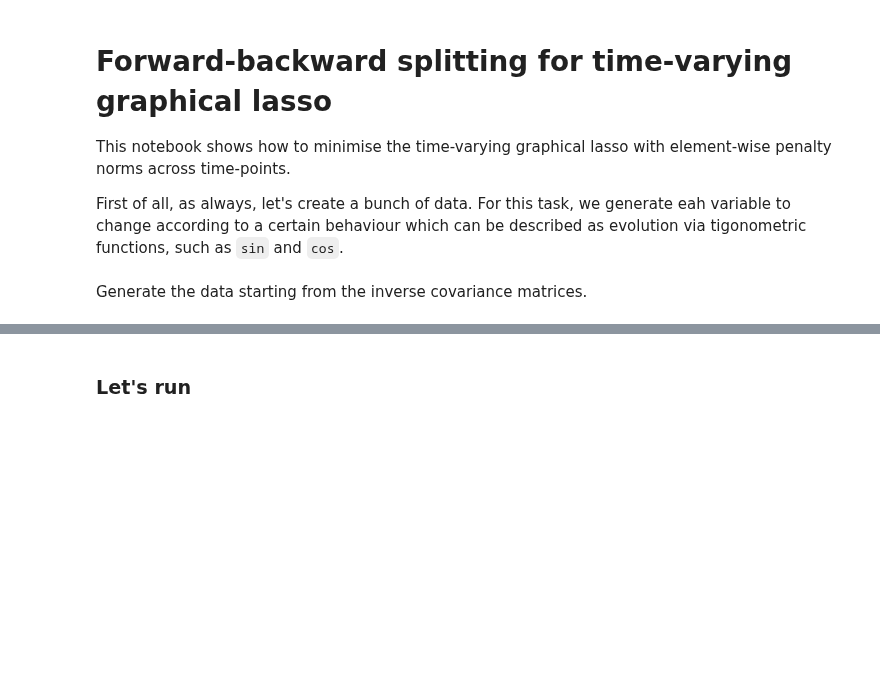
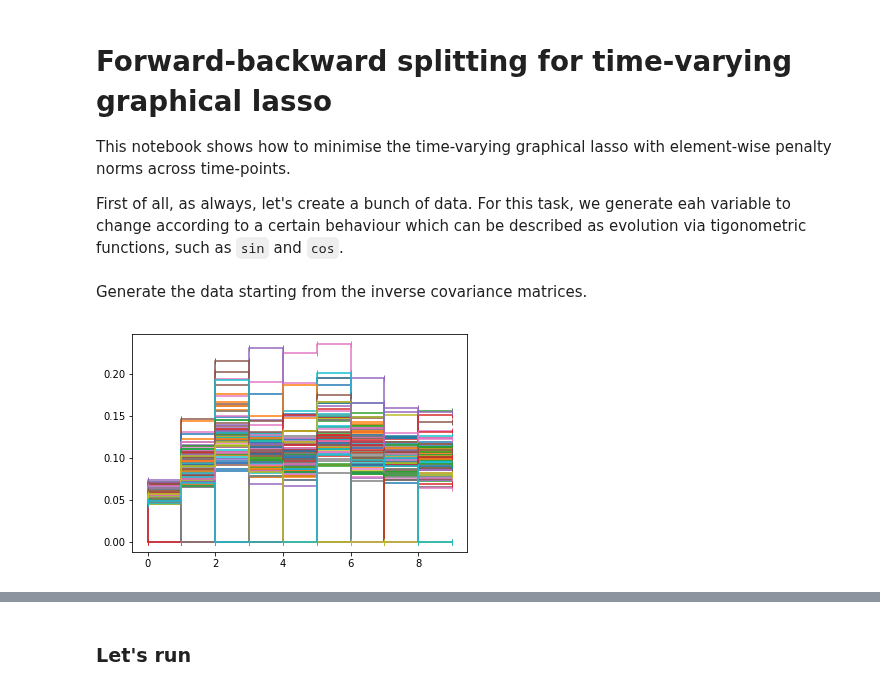
Before and after one commit to fdtomasi/regain, a Jupyter notebook: notebooks/forward_backward_TGL.ipynb, the cells around one changed output, grey strips where cells are left out. Cells and saved outputs as stored; diff of their text form; code cells hidden in the pictures; blank space fills up the shorter version.

```diff
--- a/notebooks/forward_backward_TGL.ipynb
+++ b/notebooks/forward_backward_TGL.ipynb
@@ -42,3 +44,40 @@ Generate the data starting from the inverse covariance matrices.
+# %%
+def make_sin(n_dim_obs, n_dim_lat, T, shape='smooth', closeness=1,
+             normalize=False):
+    upper_idx = np.triu_indices(n_dim_obs, 1)
+    n_interactions = len(upper_idx[0])
+    x = np.tile(np.linspace(0, (T-1.) / closeness, T), (n_interactions, 1))
+    phase = np.random.rand(n_interactions, 1)
+    freq = np.random.rand(n_interactions, 1) - .250
+    A = (np.random.rand(n_interactions, 1) + 2) / 2.
+
+    if shape == 'smooth':
+        y = A * np.sin(2. * np.pi * freq * x + phase)
+    else:
+        y = A * signal.square(2 * np.pi * freq * x + phase, duty=.5)
+
+    # threshold
+    y = np.maximum(y, 0)
+
+    Y = np.array([squareform(y[:, j]) + np.diag(np.sum(squareform(y[:, j]), axis=1))
+                  for j in range(y.shape[1])])
+
+    if normalize:
+        map(normalize_matrix, Y)  # in place
+    assert positive_definite(Y)
+
+    return Y, Y, np.zeros_like(Y)
+
+data = {}
+np.random.seed(7)
+data['square'] = datasets.make_dataset(n_samples=n_samples, n_dim_obs=n_dim_obs, n_dim_lat=0, T=T,
+                             time_on_axis='last',
+                             mode=make_sin, shape='square', closeness=2.4, normalize=1)
+
+
+plt.step(np.array([squareform(y, checks=None) for y in data['square'].thetas]), '-|');
+# %% [output]
+[figure, added]
 # %%
 np.random.seed(7)
 
```
Also changed, not shown: parts of 8 cells of this notebook, 1 other file.
